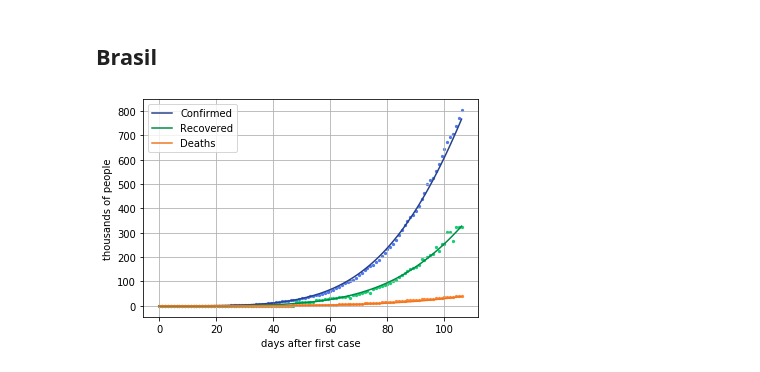
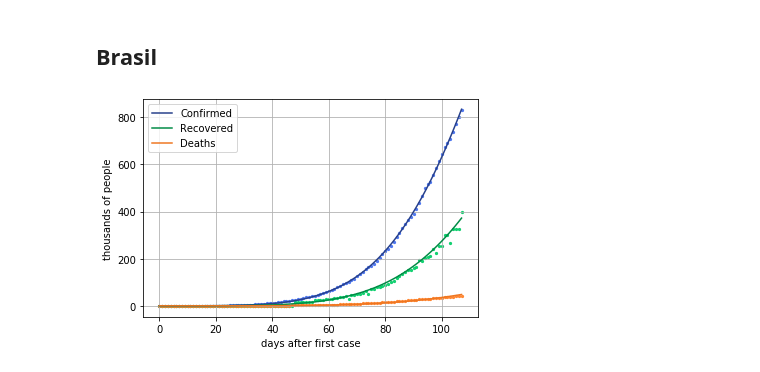
Before and after one commit to emdemor/cov19, a Jupyter notebook: main.ipynb, the cells around one changed output. Drawn from its saved outputs; the diff is of its cells as text; code cells hidden in the pictures.

```diff
--- a/main.ipynb
+++ b/main.ipynb
@@ -9,17 +11,22 @@ import numpy as np
 # %%
 # Raw Estimated Parameters
 scl_factor = 1000;
 par_labels = ['α','β','r','d','logS0']
 par_dim = len(par_labels)
-par_est = np.array([0.806, 0.268, 0.104, 0.012,3.64])
+par_est = np.array([0.82069046, 0.27151297, 0.10958484, 0.01414387, 3.65488025])
 par_min = [0.821988,0.265467,0.100173,0.014379,2]
 par_max = [0.829652,0.269414,0.104309,0.016515,5]
 par_stp = [0.001,0.0004,0.0003,7.25e-05,0.2]
+
+
+
+
 #df = read_dataset('Bing-COVID19-Data.csv')
 df = read_dataset('https://raw.githubusercontent.com/microsoft/Bing-COVID-19-Data/master/data/Bing-COVID19-Data.csv',url=True)
 brasil_df = country(name = "Brazil", population = 212000000)
 brasil_df.dataset(df,rescaling_by=1/scl_factor)
-StatModel = stat_model(brasil_df,mod_sird,par_est,rescale=0.001)
+
+StatModel = stat_model(brasil_df,mod_sird,par_est,rescaling_by=1/scl_factor,par_labels=par_labels)
 StatModel.data_model_plot(par_est)
 # %% [output]
-[figure, old version]
+[figure, new version]
```
Also changed, not shown: parts of 7 cells of this notebook, 2 other files.
